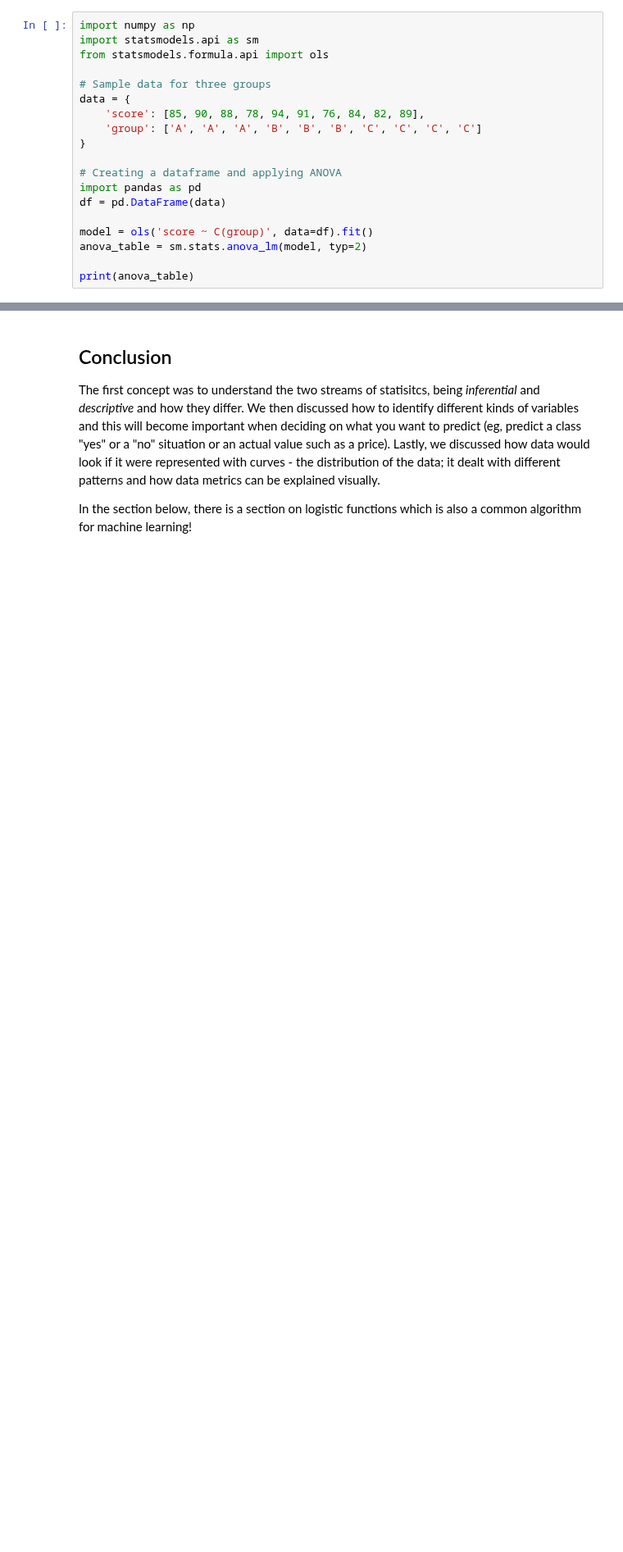
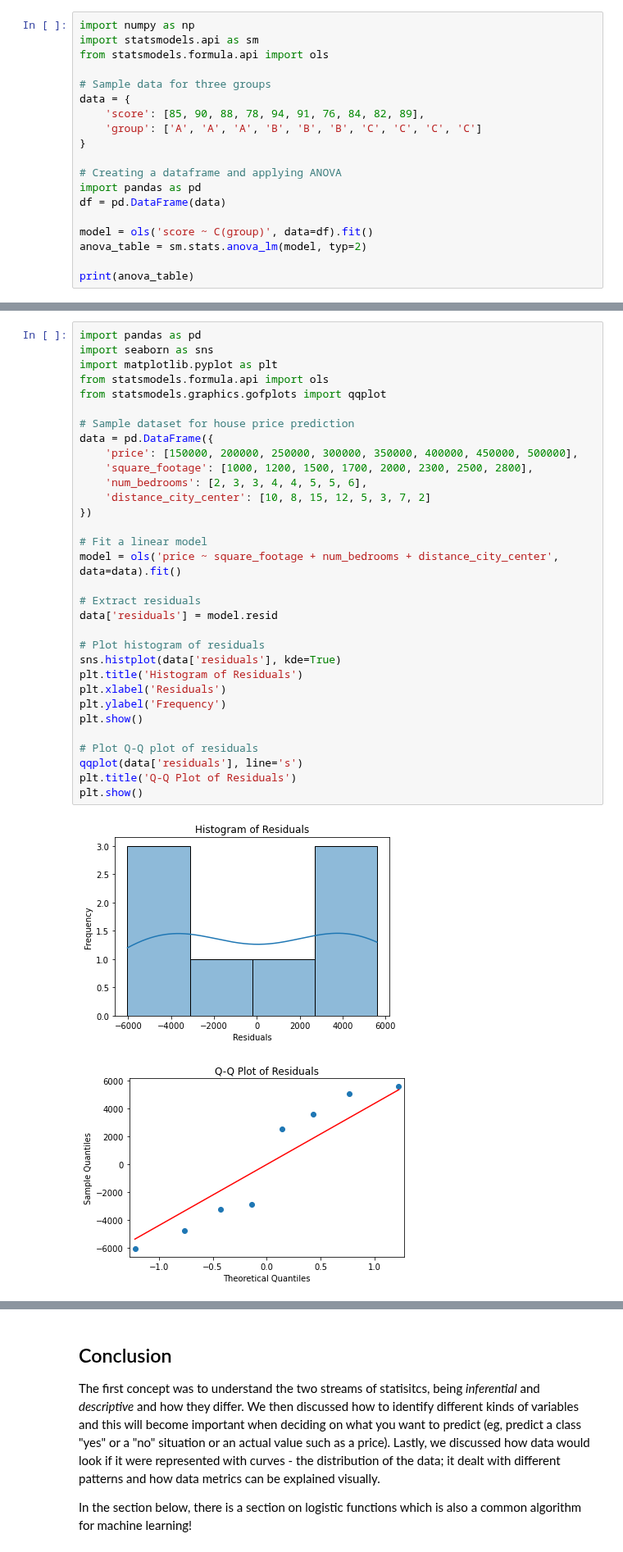
Before and after one commit to sip-23/Python-Snippets, a Jupyter notebook: 4. Introduction_to_statistics_probability_and_distributions.ipynb, the cells around one changed output, grey strips where cells are left out. Shown at 82% size. Cells and saved outputs as stored; diff of their text form; blank space fills up the shorter version.

```diff
--- a/4. Introduction_to_statistics_probability_and_distributions.ipynb
+++ b/4. Introduction_to_statistics_probability_and_distributions.ipynb
@@ -1842,0 +2018,35 @@ Interpretability refers to how well we can understand and explain the results an
+# %%
+import pandas as pd
+import seaborn as sns
+import matplotlib.pyplot as plt
+from statsmodels.formula.api import ols
+from statsmodels.graphics.gofplots import qqplot
+
+# Sample dataset for house price prediction
+data = pd.DataFrame({
+    'price': [150000, 200000, 250000, 300000, 350000, 400000, 450000, 500000],
+    'square_footage': [1000, 1200, 1500, 1700, 2000, 2300, 2500, 2800],
+    'num_bedrooms': [2, 3, 3, 4, 4, 5, 5, 6],
+    'distance_city_center': [10, 8, 15, 12, 5, 3, 7, 2]
+})
+
+# Fit a linear model
+model = ols('price ~ square_footage + num_bedrooms + distance_city_center', data=data).fit()
+
+# Extract residuals
+data['residuals'] = model.resid
+
+# Plot histogram of residuals
+sns.histplot(data['residuals'], kde=True)
+plt.title('Histogram of Residuals')
+plt.xlabel('Residuals')
+plt.ylabel('Frequency')
+plt.show()
+
+# Plot Q-Q plot of residuals
+qqplot(data['residuals'], line='s')
+plt.title('Q-Q Plot of Residuals')
+plt.show()
+# %% [output]
+[figure, added]
+[figure, added]
```
Also changed, not shown: parts of 52 cells of this notebook.
